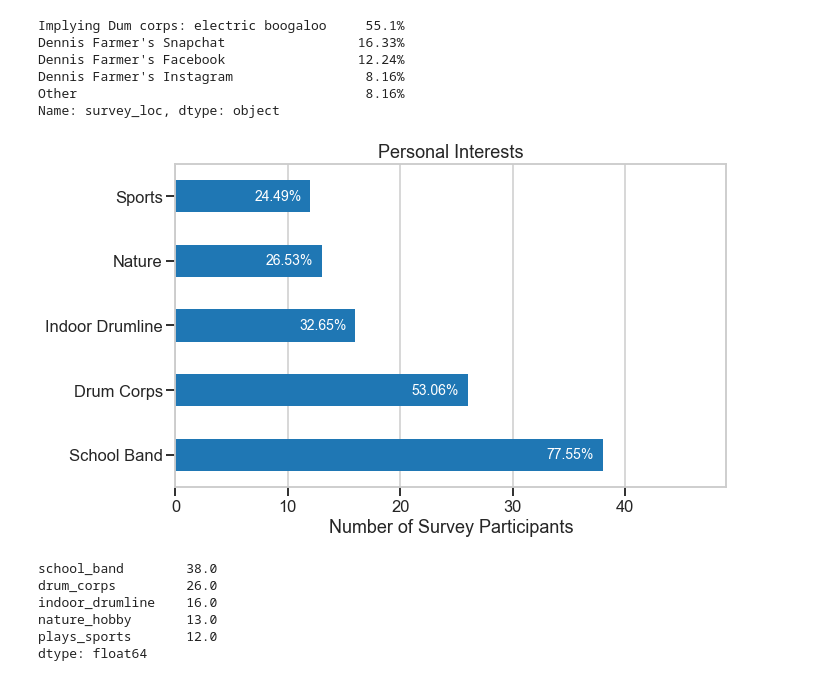
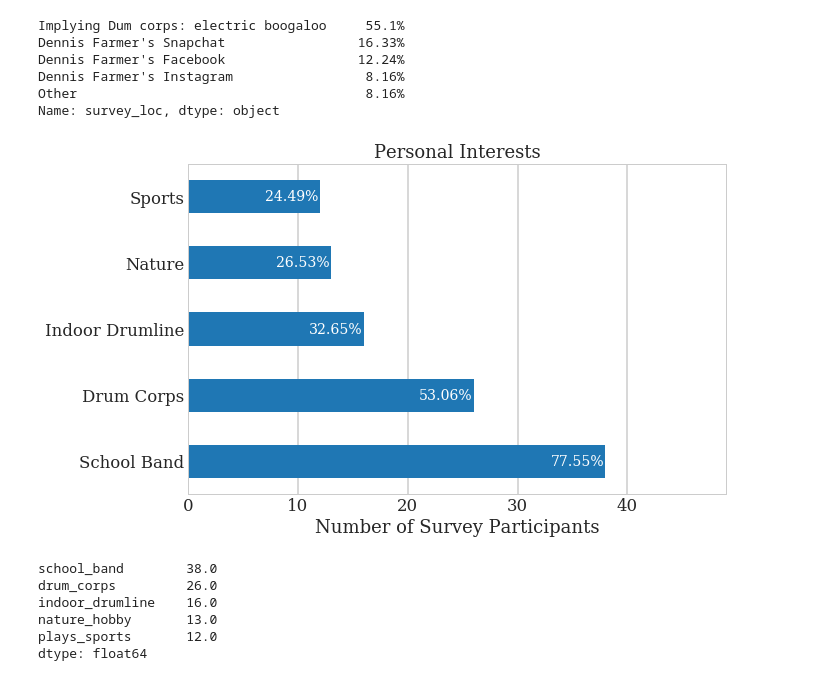
Before and after one commit to dennisfarmer/Factors-of-Academic-Success, a Jupyter notebook: eda.ipynb, the cells around one changed output. Saved outputs shown, nothing was run; the diff lists cells and outputs as text; code cells hidden in the pictures.

```diff
--- a/eda.ipynb
+++ b/eda.ipynb
@@ -382,21 +436,24 @@ Dennis Farmer's Instagram                 8.16%
 Other                                     8.16%
 Name: survey_loc, dtype: object
 # %%
+plt.style.use('seaborn-whitegrid')
+rcParams['font.family'] = "serif"
+
 data = surveydata[['drum_corps', 'indoor_drumline', 'plays_sports', 'nature_hobby', 'school_band']].sum().sort_values(ascending=False)
 datapct = round(((data/surveydata.shape[0])*100),2)
 
 ax = data.plot(kind='barh', xlim=(0,surveydata.shape[0]), figsize=figsize)
 
 for i, value in enumerate(data.values):
     ax.text(value - 5, i, datapct[i].astype(str)+'%', va='center', color='white', fontsize=14) #fontweight='bold'
 
 ax.set_title("Personal Interests")
 ax.set_xlabel("Number of Survey Participants")
 plt.yticks(np.arange(5), data.index.str.replace('_',' ').str.title().str.replace('Plays ', '').str.replace(' Hobby',''))
 plt.grid(axis="y")
-plt.savefig("Graphs/PersonalInterests.png")
+plt.savefig("Graphs/PI_frequency.png")
 # %% [output]
-[figure, old version]
+[figure, new version]
 # %%
 data
 # %% [output]
```
Also changed, not shown: parts of 28 cells of this notebook, 29 other files.
